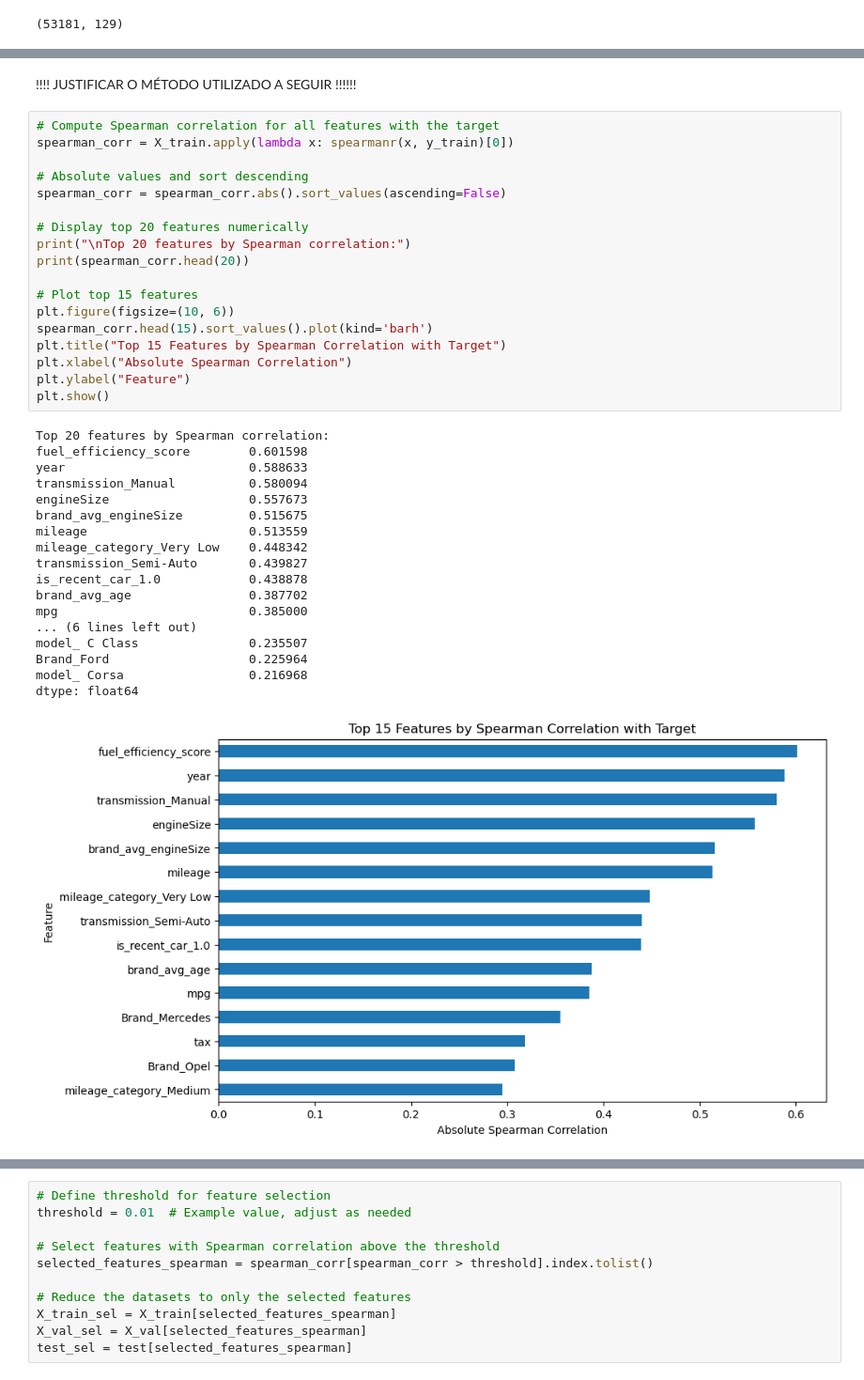
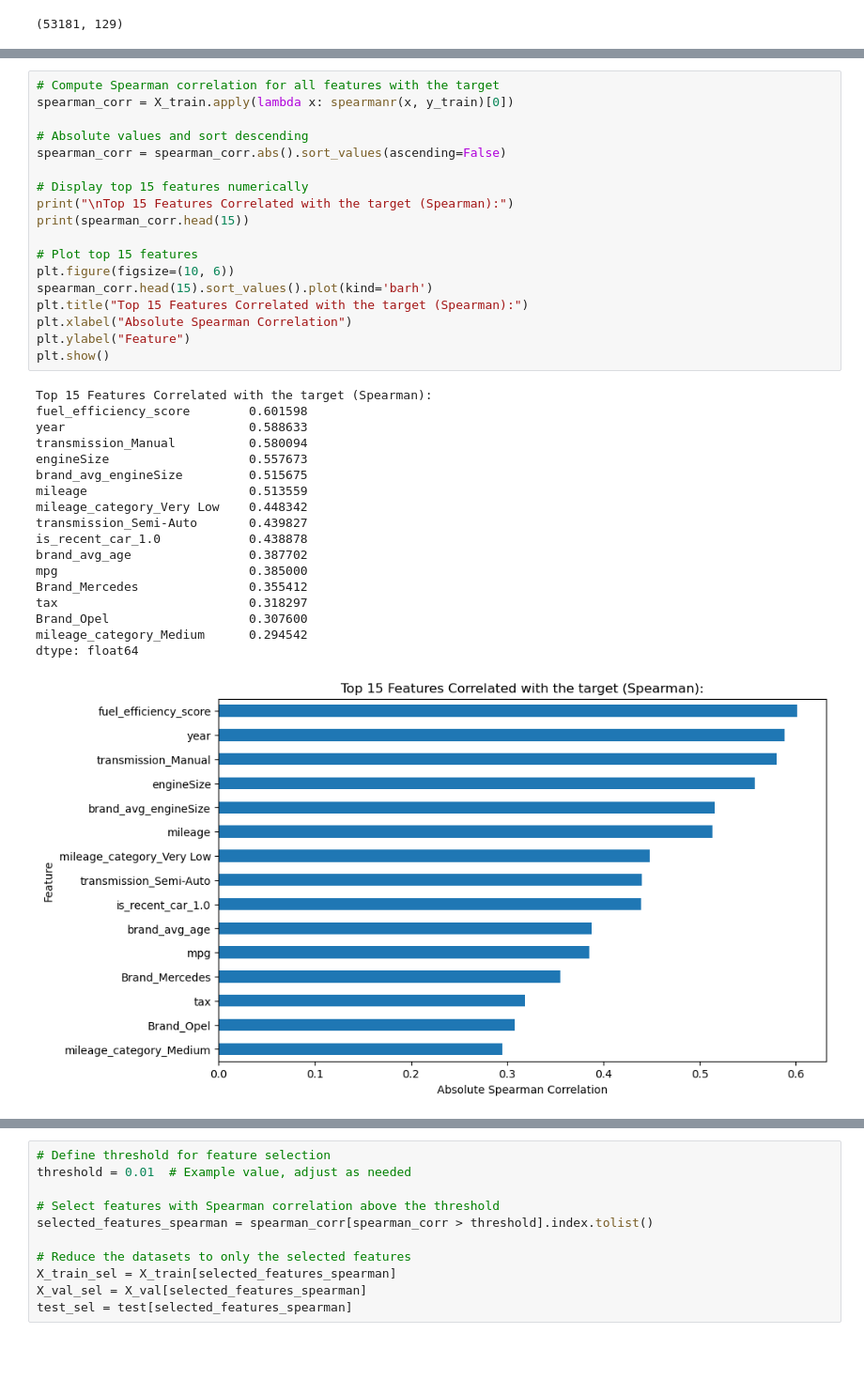
Before and after one commit to mariamiguel720/Machine-Learning-Project-25-26, a Jupyter notebook: notebooks/03_Feature_Selection.ipynb, the cells around one changed output, grey strips where cells are left out. Shown at 94% size. Saved outputs shown, nothing was run; the diff lists cells and outputs as text; blank space fills up the shorter version.

```diff
--- a/notebooks/03_Feature_Selection.ipynb
+++ b/notebooks/03_Feature_Selection.ipynb
@@ -264,41 +262,39 @@ X_train.shape
 
 These method test the relationship between each feature and the target using statistical tests. They help identify relevant features that have a significant effect on the target variable.
-# %% [markdown]
-!!!! JUSTIFICAR O MÉTODO UTILIZADO A SEGUIR !!!!!!
 # %%
 # Compute Spearman correlation for all features with the target
 spearman_corr = X_train.apply(lambda x: spearmanr(x, y_train)[0])
 
 # Absolute values and sort descending
 spearman_corr = spearman_corr.abs().sort_values(ascending=False)
 
-# Display top 20 features numerically
-print("\nTop 20 features by Spearman correlation:")
-print(spearman_corr.head(20))
+# Display top 15 features numerically
+print("\nTop 15 Features Correlated with the target (Spearman):")
+print(spearman_corr.head(15))
 
 # Plot top 15 features
 plt.figure(figsize=(10, 6))
 spearman_corr.head(15).sort_values().plot(kind='barh')
-plt.title("Top 15 Features by Spearman Correlation with Target")
+plt.title("Top 15 Features Correlated with the target (Spearman):")
 plt.xlabel("Absolute Spearman Correlation")
 plt.ylabel("Feature")
 plt.show()
 # %% [output]
-Top 20 features by Spearman correlation:
+Top 15 Features Correlated with the target (Spearman):
 fuel_efficiency_score        0.601598
 year                         0.588633
 transmission_Manual          0.580094
 engineSize                   0.557673
 brand_avg_engineSize         0.515675
 mileage                      0.513559
 mileage_category_Very Low    0.448342
 transmission_Semi-Auto       0.439827
 is_recent_car_1.0            0.438878
 brand_avg_age                0.387702
 mpg                          0.385000
-... (6 lines left out)
-model_ C Class               0.235507
-Brand_Ford                   0.225964
-model_ Corsa                 0.216968
+Brand_Mercedes               0.355412
+tax                          0.318297
+Brand_Opel                   0.307600
+mileage_category_Medium      0.294542
 dtype: float64
-[figure, old version]
+[figure, new version]
```
Also changed, not shown: parts of 9 cells of this notebook, 3 other files.
